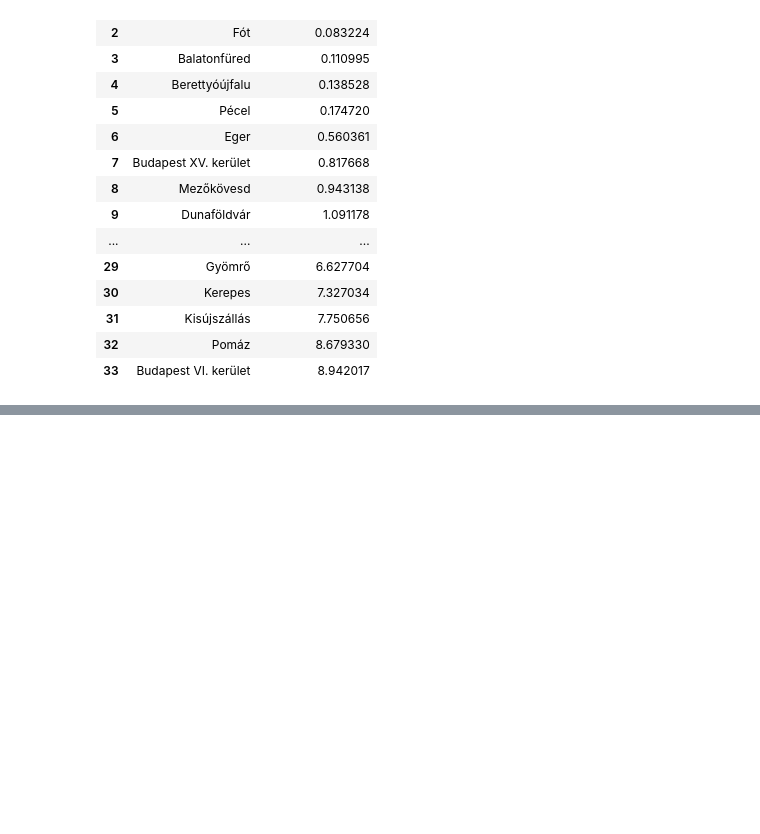
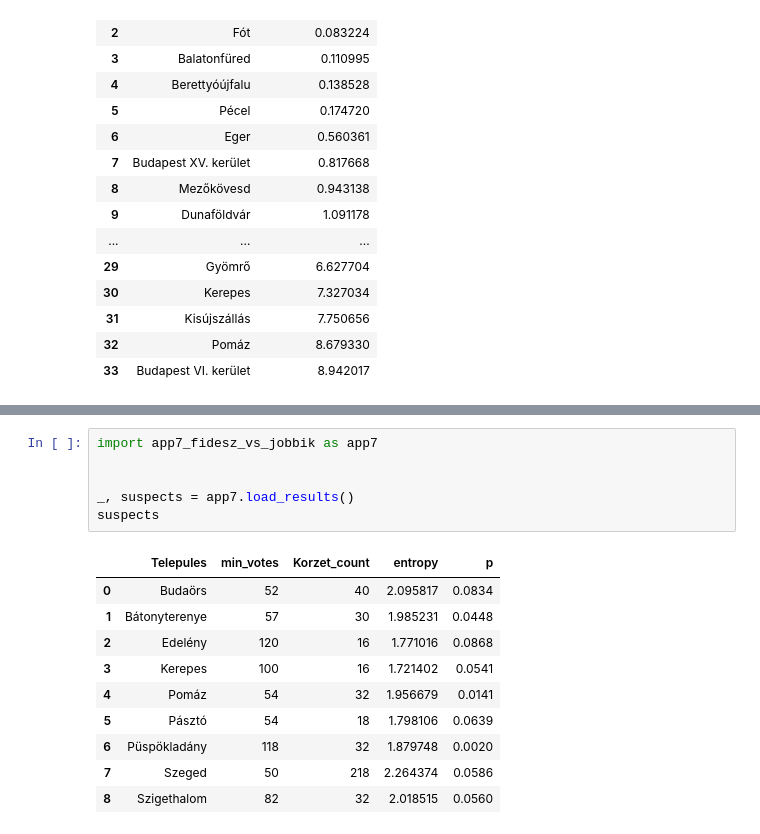
Before and after one commit to brezniczky/ep_elections_2019_hun, a Jupyter notebook: charm/report.ipynb, the cells around one changed output, grey strips where cells are left out. Drawn from its saved outputs; the diff is of its cells as text; blank space fills up the shorter version.

```diff
--- a/charm/report.ipynb
+++ b/charm/report.ipynb
@@ -88,0 +193,17 @@ suspects[["Settlement", "p_both_correct_%"]]
+# %%
+import app7_fidesz_vs_jobbik as app7
+
+
+_, suspects = app7.load_results()
+suspects
+# %% [output]
+|  | Telepules | min_votes | Korzet_count | entropy | p |
+| 0 | Budaörs | 52 | 40 | 2.095817 | 0.0834 |
+| 1 | Bátonyterenye | 57 | 30 | 1.985231 | 0.0448 |
+| 2 | Edelény | 120 | 16 | 1.771016 | 0.0868 |
+| 3 | Kerepes | 100 | 16 | 1.721402 | 0.0541 |
+| 4 | Pomáz | 54 | 32 | 1.956679 | 0.0141 |
+| 5 | Pásztó | 54 | 18 | 1.798106 | 0.0639 |
+| 6 | Püspökladány | 118 | 32 | 1.879748 | 0.0020 |
+| 7 | Szeged | 50 | 218 | 2.264374 | 0.0586 |
+| 8 | Szigethalom | 82 | 32 | 2.018515 | 0.0560 |
```
Also changed, not shown: parts of 19 cells of this notebook, 1 other file.
